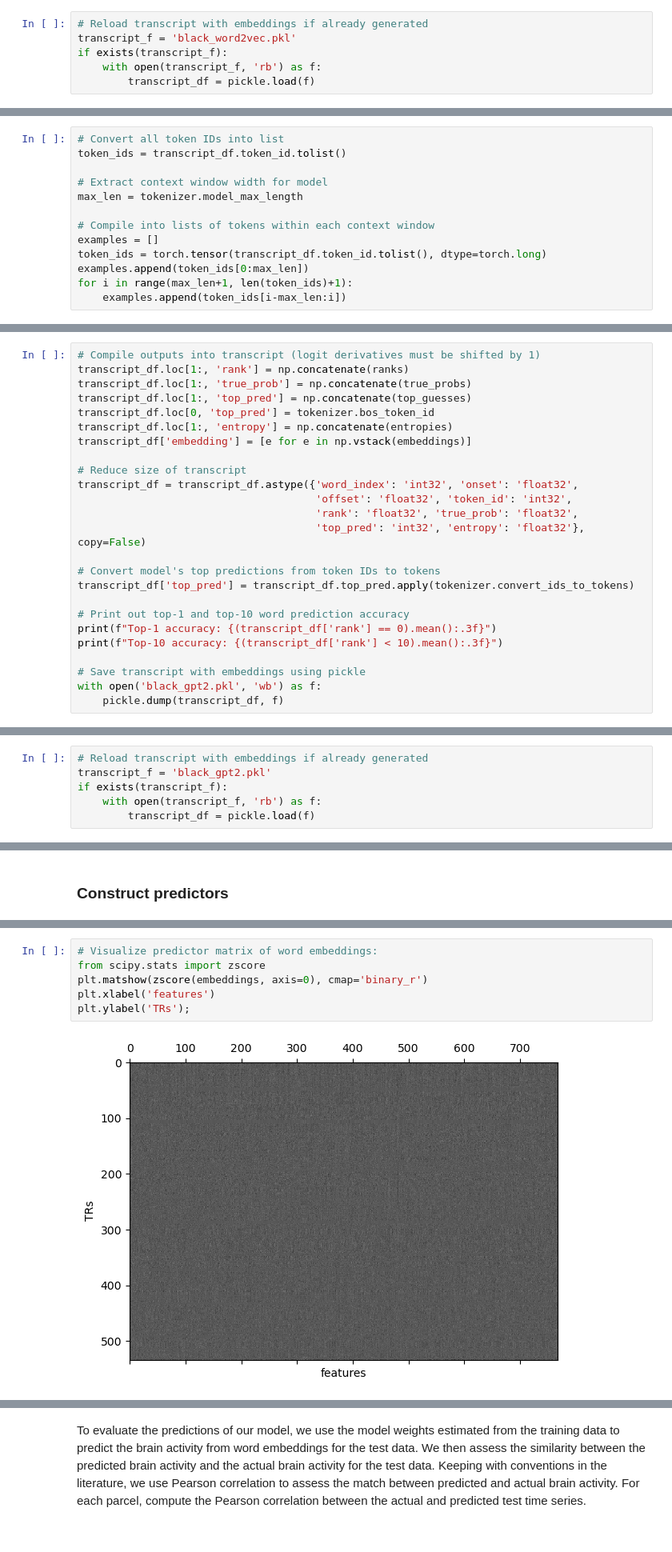
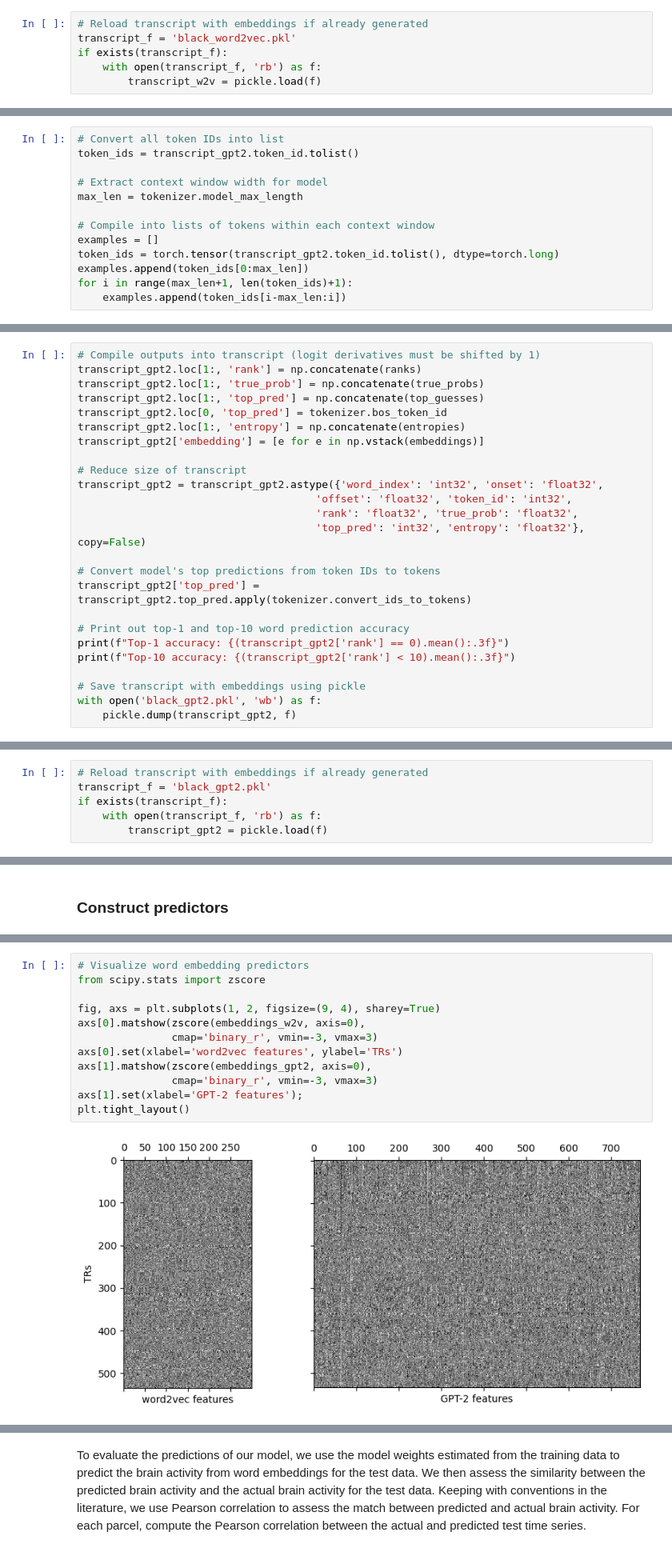
Before and after one commit to snastase/encling-tutorial, a Jupyter notebook: encling-tutorial.ipynb, the cells around one changed output, grey strips where cells are left out. Shown at 80% size. Cells and saved outputs as stored; diff of their text form.

```diff
--- a/encling-tutorial.ipynb
+++ b/encling-tutorial.ipynb
@@ -76,7 +74,7 @@ Name: word, dtype: int64
 transcript_f = 'black_word2vec.pkl'
 if exists(transcript_f):
     with open(transcript_f, 'rb') as f:
-        transcript_df = pickle.load(f)
+        transcript_w2v = pickle.load(f)
 # %% [markdown]
 ### Contextual word embeddings
 In the second case, we'll extract contextual word embeddings from an autoregressive (or "causal") large language model called GPT-2 ([Radford et al., 2019](https://d4mucfpksywv.cloudfront.net/better-language-models/language-models.pdf)).
@@ -145,13 +143,13 @@ transcript_df['token_id'] = transcript_df.token.apply(tokenizer.convert_tokens_t
 # %%
 # Convert all token IDs into list
-token_ids = transcript_df.token_id.tolist()
+token_ids = transcript_gpt2.token_id.tolist()
 
 # Extract context window width for model
 max_len = tokenizer.model_max_length
 
 # Compile into lists of tokens within each context window
 examples = []
-token_ids = torch.tensor(transcript_df.token_id.tolist(), dtype=torch.long)
+token_ids = torch.tensor(transcript_gpt2.token_id.tolist(), dtype=torch.long)
 examples.append(token_ids[0:max_len])
 for i in range(max_len+1, len(token_ids)+1):
     examples.append(token_ids[i-max_len:i])
@@ -233,29 +231,29 @@ Fatal Python error: config_get_locale_encoding: failed to get the locale encodin
 Python runtime state: preinitialized
 # %%
 # Compile outputs into transcript (logit derivatives must be shifted by 1)
-transcript_df.loc[1:, 'rank'] = np.concatenate(ranks)
-transcript_df.loc[1:, 'true_prob'] = np.concatenate(true_probs)
-transcript_df.loc[1:, 'top_pred'] = np.concatenate(top_guesses)
-transcript_df.loc[0, 'top_pred'] = tokenizer.bos_token_id
-transcript_df.loc[1:, 'entropy'] = np.concatenate(entropies)
-transcript_df['embedding'] = [e for e in np.vstack(embeddings)]
+transcript_gpt2.loc[1:, 'rank'] = np.concatenate(ranks)
+transcript_gpt2.loc[1:, 'true_prob'] = np.concatenate(true_probs)
+transcript_gpt2.loc[1:, 'top_pred'] = np.concatenate(top_guesses)
+transcript_gpt2.loc[0, 'top_pred'] = tokenizer.bos_token_id
+transcript_gpt2.loc[1:, 'entropy'] = np.concatenate(entropies)
+transcript_gpt2['embedding'] = [e for e in np.vstack(embeddings)]
 
 # Reduce size of transcript
-transcript_df = transcript_df.astype({'word_index': 'int32', 'onset': 'float32',
+transcript_gpt2 = transcript_gpt2.astype({'word_index': 'int32', 'onset': 'float32',
                                       'offset': 'float32', 'token_id': 'int32',
                                       'rank': 'float32', 'true_prob': 'float32',
                                       'top_pred': 'int32', 'entropy': 'float32'}, copy=False)
 
 # Convert model's top predictions from token IDs to tokens
-transcript_df['top_pred'] = transcript_df.top_pred.apply(tokenizer.convert_ids_to_tokens)
+transcript_gpt2['top_pred'] = transcript_gpt2.top_pred.apply(tokenizer.convert_ids_to_tokens)
 
 # Print out top-1 and top-10 word prediction accuracy
-print(f"Top-1 accuracy: {(transcript_df['rank'] == 0).mean():.3f}")
-print(f"Top-10 accuracy: {(transcript_df['rank'] < 10).mean():.3f}")
+print(f"Top-1 accuracy: {(transcript_gpt2['rank'] == 0).mean():.3f}")
+print(f"Top-10 accuracy: {(transcript_gpt2['rank'] < 10).mean():.3f}")
 
 # Save transcript with embeddings using pickle
 with open('black_gpt2.pkl', 'wb') as f:
-    pickle.dump(transcript_df, f)
+    pickle.dump(transcript_gpt2, f)
 # %% [output]
 Top-1 accuracy: 0.317
 Top-10 accuracy: 0.656
@@ -264,7 +262,7 @@ Top-10 accuracy: 0.656
 transcript_f = 'black_gpt2.pkl'
 if exists(transcript_f):
     with open(transcript_f, 'rb') as f:
-        transcript_df = pickle.load(f)
+        transcript_gpt2 = pickle.load(f)
 # %% [markdown]
 ## Naturalistic story-listening fMRI data
 As an example, we'll use fMRI data collected for a single subject listening to a spoken story called "[I Knew You Were Black](https://themoth.org/stories/i-knew-you-were-black)" by Carol Daniel. These data are available as part of the publicly available [Narratives](https://github.com/snastase/narratives) collection ([Nastase et al., 2019](https://openneuro.org/datasets/ds002345)). This dataset has been preprocessed using fMRIPrep with confound regression in AFNI. The functional data have been spatially normalized to a template in MNI space. To reduce computational demands, we compute parcel-wise ISCs using a cortical parcellation containing 400 parcels from [Schaefer and colleages (2018)](https://doi.org/10.1093/cercor/bhx179).
@@ -365,11 +369,17 @@ embeddings = np.vstack(embeddings_trs)
 # %%
-# Visualize predictor matrix of word embeddings:
+# Visualize word embedding predictors
 from scipy.stats import zscore
-plt.matshow(zscore(embeddings, axis=0), cmap='binary_r')
-plt.xlabel('features')
-plt.ylabel('TRs');
+
+fig, axs = plt.subplots(1, 2, figsize=(9, 4), sharey=True)
+axs[0].matshow(zscore(embeddings_w2v, axis=0),
+               cmap='binary_r', vmin=-3, vmax=3)
+axs[0].set(xlabel='word2vec features', ylabel='TRs')
+axs[1].matshow(zscore(embeddings_gpt2, axis=0),
+               cmap='binary_r', vmin=-3, vmax=3)
+axs[1].set(xlabel='GPT-2 features');
+plt.tight_layout()
 # %% [output]
-[figure, old version]
+[figure, new version]
 # %%
 # Trim fMRI data to match embeddings:
 start_trs = 8
```
Also changed, not shown: parts of 24 cells of this notebook.
